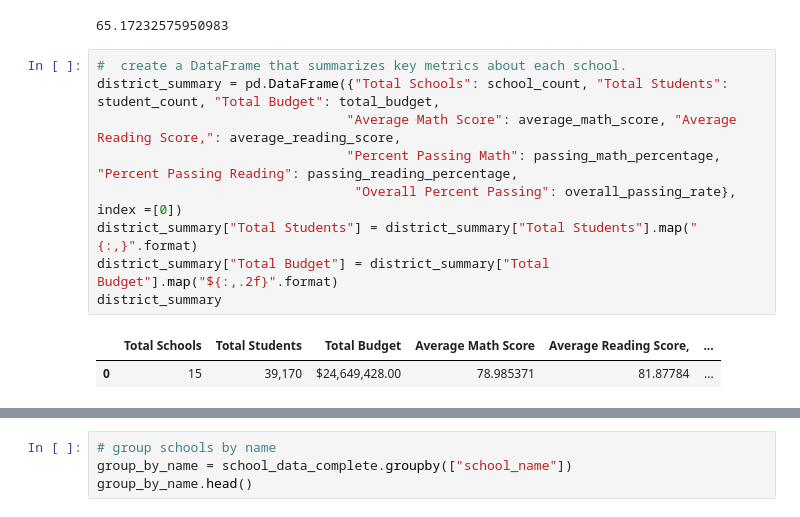
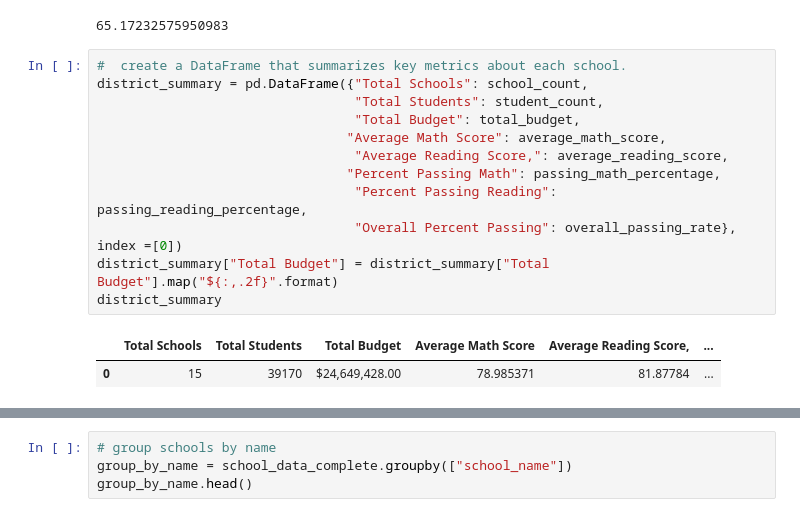
Before and after one commit to meehal0203/pandas-challenge, a Jupyter notebook: PyCitySchools/Module 4 -PyCitySchools.ipynb, the cells around one changed output, grey strips where cells are left out. Saved outputs shown, nothing was run; the diff lists cells and outputs as text.

```diff
--- a/PyCitySchools/Module 4 -PyCitySchools.ipynb
+++ b/PyCitySchools/Module 4 -PyCitySchools.ipynb
@@ -131,15 +129,18 @@ overall_passing_rate
 65.17232575950983
 # %%
 #  create a DataFrame that summarizes key metrics about each school.
-district_summary = pd.DataFrame({"Total Schools": school_count, "Total Students": student_count, "Total Budget": total_budget,
-                                "Average Math Score": average_math_score, "Average Reading Score,": average_reading_score,
-                                "Percent Passing Math": passing_math_percentage, "Percent Passing Reading": passing_reading_percentage,
+district_summary = pd.DataFrame({"Total Schools": school_count,
+                                 "Total Students": student_count,
+                                 "Total Budget": total_budget,
+                                "Average Math Score": average_math_score,
+                                 "Average Reading Score,": average_reading_score,
+                                "Percent Passing Math": passing_math_percentage,
+                                 "Percent Passing Reading": passing_reading_percentage,
                                  "Overall Percent Passing": overall_passing_rate}, index =[0])
-district_summary["Total Students"] = district_summary["Total Students"].map("{:,}".format)
 district_summary["Total Budget"] = district_summary["Total Budget"].map("${:,.2f}".format)
 district_summary
 # %% [output]
 |  | Total Schools | Total Students | Total Budget | Average Math Score | Average Reading Score, | ... |
-| 0 | 15 | 39,170 | $24,649,428.00 | 78.985371 | 81.87784 | ... |
+| 0 | 15 | 39170 | $24,649,428.00 | 78.985371 | 81.87784 | ... |
 # %%
 ## School Summary
```
Also changed, not shown: parts of 34 cells of this notebook, 1 other file.
